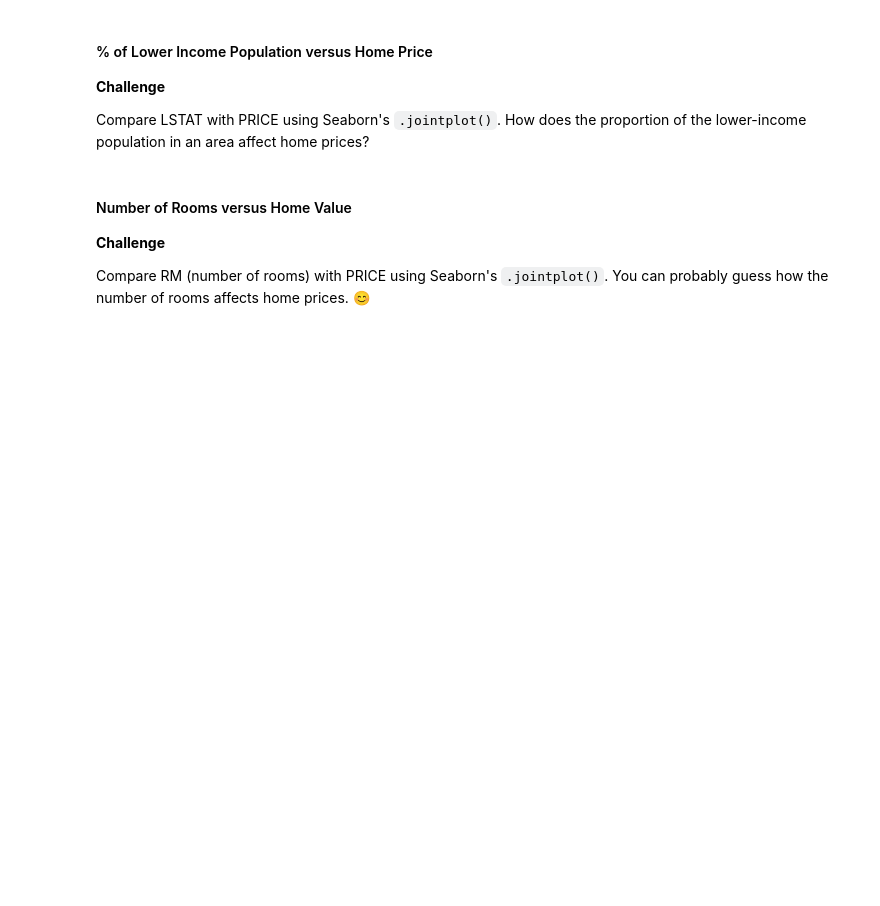
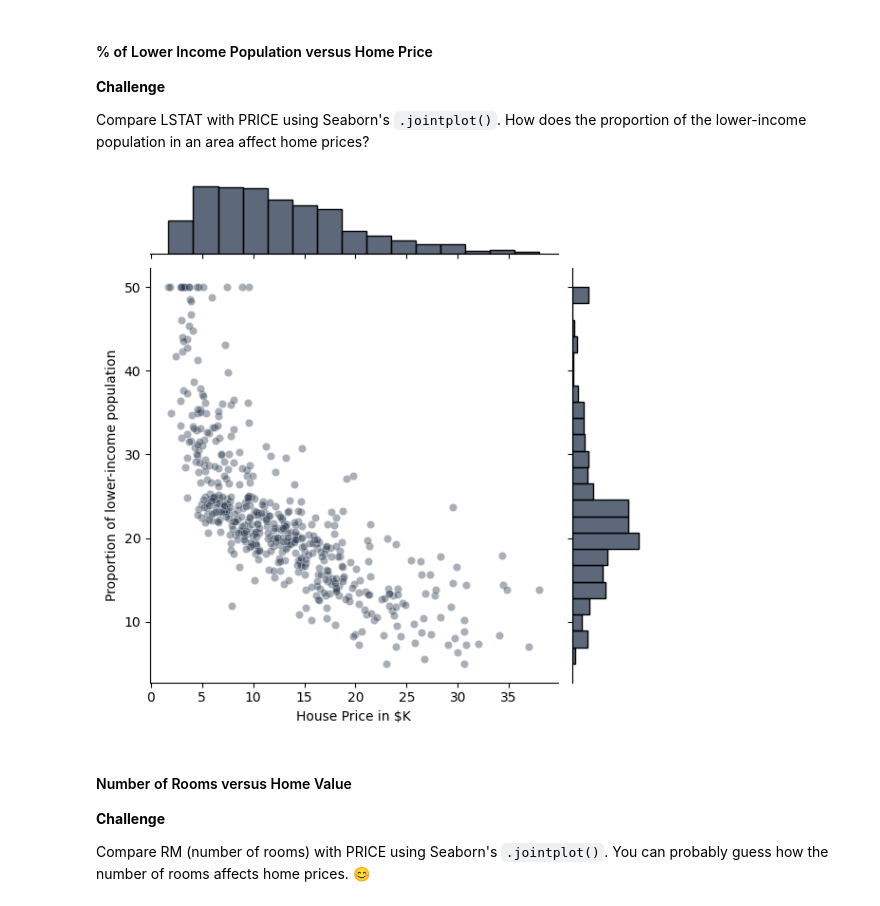
Before and after one commit to Xor01/Houses-Valuation-model, a Jupyter notebook: Multivariable_Regression_and_Valuation_Model.ipynb, the cells around one changed output. Drawn from its saved outputs; the diff is of its cells as text; code cells hidden in the pictures; blank space fills up the shorter version.

Commit message:
create House Price vs Proportion of lower-income population chart

```diff
--- a/Multivariable_Regression_and_Valuation_Model.ipynb
+++ b/Multivariable_Regression_and_Valuation_Model.ipynb
@@ -288,6 +288,13 @@ plt.show()
 **Challenge**
 
 Compare LSTAT with PRICE using Seaborn's `.jointplot()`. How does the proportion of the lower-income population in an area affect home prices?
+# %%
+sns.jointplot(data=data, x='LSTAT', y='PRICE', alpha=.4, color='#27374D')
+plt.xlabel('House Price in $K')
+plt.ylabel('Proportion of lower-income population')
+plt.show()
+# %% [output]
+[figure, added]
 # %% [markdown]
 #### Number of Rooms versus Home Value
 
```
